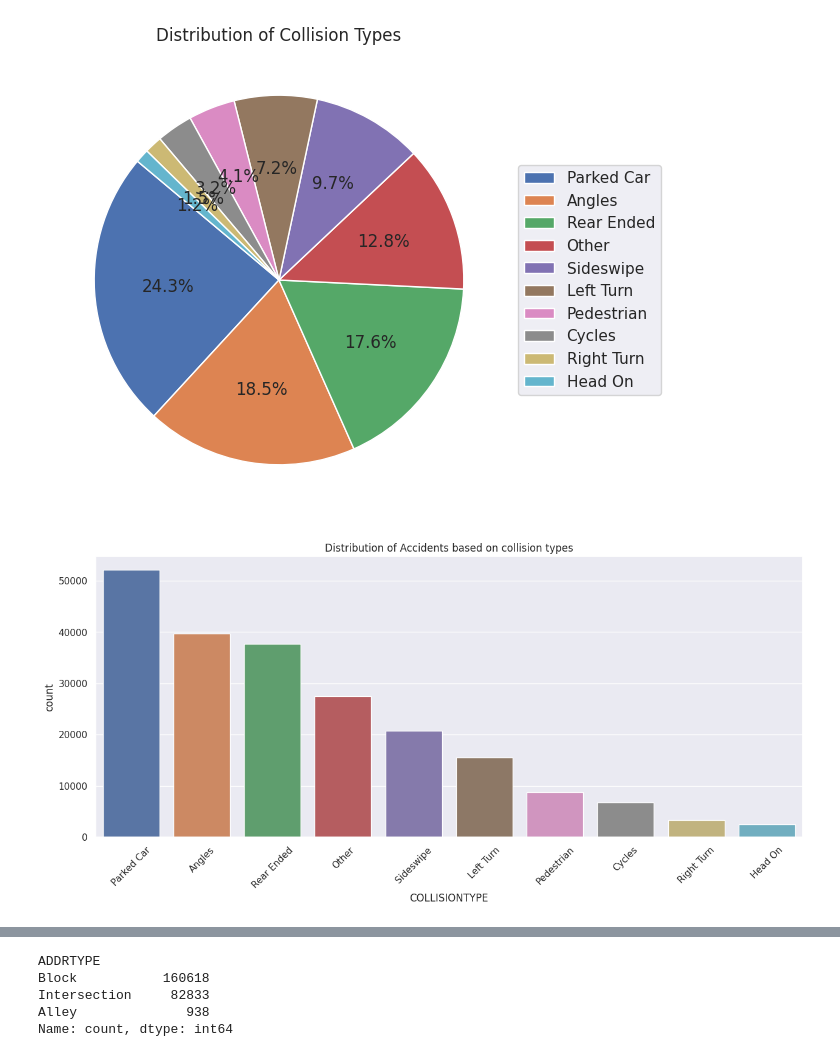
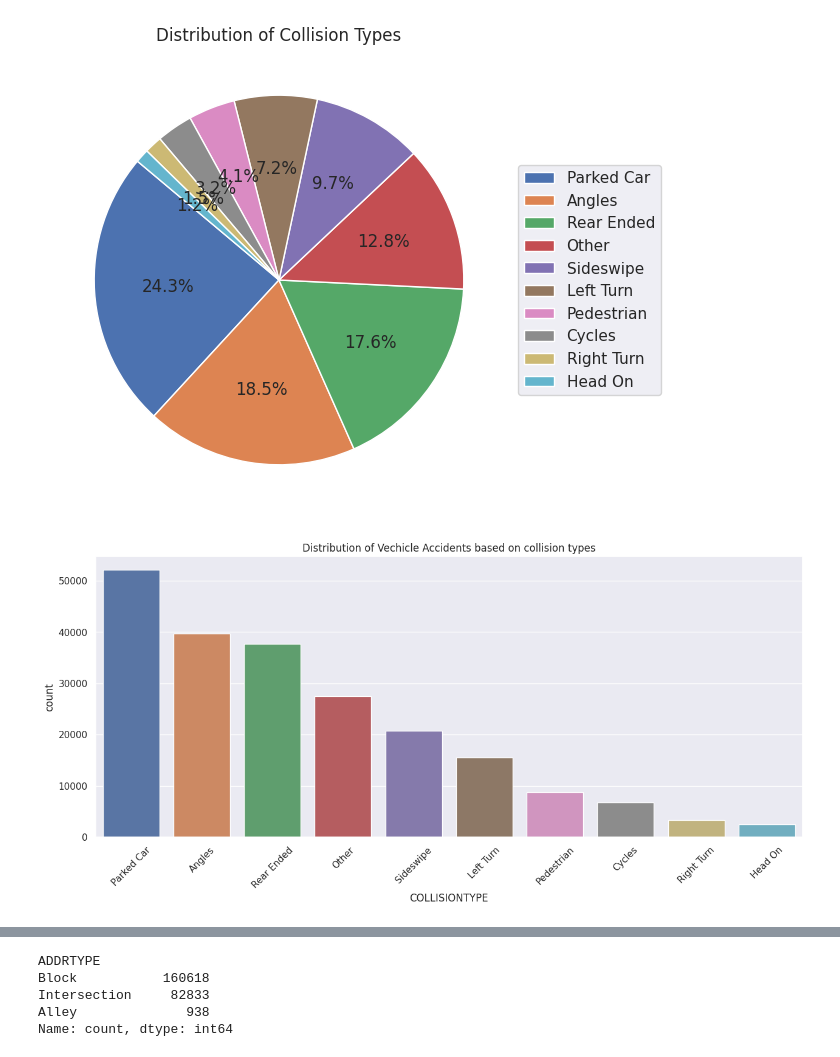
Before and after one commit to LuluW8071/Data-Science, a Jupyter notebook: Data Wrangling & EDA/05_Exercise_SDOT_Collision_Analysis/SDOT_Collision_Analysis.ipynb, the cells around one changed output, grey strips where cells are left out. Cells and saved outputs as stored; diff of their text form; code cells hidden in the pictures.

```diff
--- a/Data Wrangling & EDA/05_Exercise_SDOT_Collision_Analysis/SDOT_Collision_Analysis.ipynb
+++ b/Data Wrangling & EDA/05_Exercise_SDOT_Collision_Analysis/SDOT_Collision_Analysis.ipynb
@@ -460,6 +462,6 @@ visualize_pie_chart(df["COLLISIONTYPE"], "Distribution of Collision Types")
 sns.set(style="darkgrid")
 # %%
 plt.figure(figsize=(15, 6))
-visualize_bar_plot(df["COLLISIONTYPE"], "Distribution of Accidents based on collision types", 45)
+visualize_bar_plot(df["COLLISIONTYPE"], "Distribution of Vechicle Accidents based on collision types", 45)
 # %% [output]
-[figure, old version]
+[figure, new version]
```
Also changed, not shown: parts of 35 cells of this notebook.
